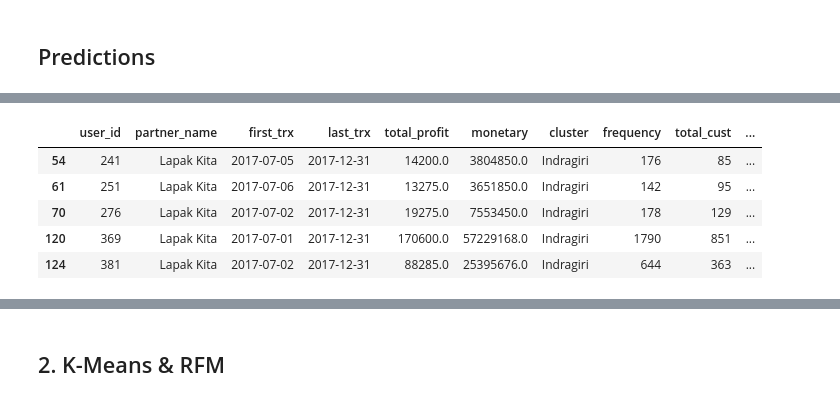
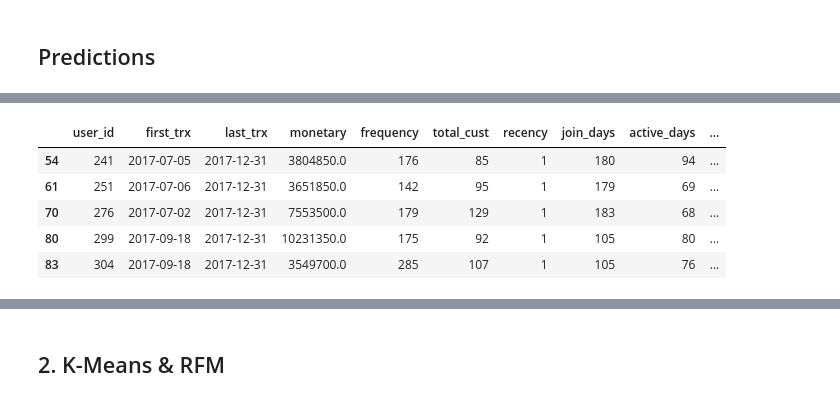
Before and after one commit to EvaMarpaoeng/LR_notebook, a Jupyter notebook: Archie.ipynb, the cells around one changed output, grey strips where cells are left out. Drawn from its saved outputs; the diff is of its cells as text; code cells hidden in the pictures.

```diff
--- a/Archie.ipynb
+++ b/Archie.ipynb
@@ -412,28 +453,28 @@ df_final[features].describe()
 # Recency = Good user has lesser recency
 def LowValue(x,p,quantiles):
     if x <= quantiles[p][0.25]:
-        return 40
+        return 4
     elif x <= quantiles[p][0.50]:
-        return 30
+        return 3
     elif x <= quantiles[p][0.75]:
-        return 20
+        return 2
     else:
-        return 10
+        return 1
 # %%
 # Good user has higher frequency, monetary, total_profit, total_cust
 def HighValue(x,p,quantiles):
     if x <= quantiles[p][0.25]:
-        return 10
+        return 1
     elif x <= quantiles[p][0.50]:
-        return 20
+        return 2
     elif x <= quantiles[p][0.75]:
-        return 30
+        return 3
     else:
-        return 40
+        return 4
 # %%
-df_final['R'] = df_final['recency'].apply(LowValue, args=('recency',quantiles,))
-df_final['F'] = df_final['frequency'].apply(HighValue, args=('frequency',quantiles,))
-df_final['M'] = df_final['monetary'].apply(HighValue, args=('monetary',quantiles,))
-df_final['P'] = df_final['total_profit'].apply(HighValue, args=('total_profit',quantiles,))
-#df_final['C'] = df_final['total_cust'].apply(HighValue, args=('total_cust',quantiles,))
-df_final['J'] = df_final['join_days'].apply(HighValue, args=('join_days',quantiles,))
+df['R'] = df['recency'].apply(LowValue, args=('recency',quantiles,))
+df['F'] = df['frequency'].apply(HighValue, args=('frequency',quantiles,))
+df['M'] = df['monetary'].apply(HighValue, args=('monetary',quantiles,))
+#df['P'] = df['total_profit'].apply(HighValue, args=('total_profit',quantiles,))
+#df['C'] = df['total_cust'].apply(HighValue, args=('total_cust',quantiles,))
+#df['J'] = df['join_days'].apply(HighValue, args=('join_days',quantiles,))
@@ -442 +481,3 @@ df_final['Scorepoints'] = df_final.R + df_final.F + df_final.M + df_final.P + df
+# %%
+df['RFM_score'] = df.R + df.F + df.M
 # %%
@@ -451,10 +492,10 @@ df_final.head()
 # %%
-# Scorepoints range is fro 4 - 200 points
-(df_final[df_final['Scorepoints'] == 200]).head()
+# Scorepoints range is from 3 - 12 points
+(df[df['RFM_score'] == 12]).head()
 # %% [output]
-|  | user_id | partner_name | first_trx | last_trx | total_profit | monetary | cluster | frequency | total_cust | ... |
-| 54 | 241 | Lapak Kita | 2017-07-05 | 2017-12-31 | 14200.0 | 3804850.0 | Indragiri | 176 | 85 | ... |
-| 61 | 251 | Lapak Kita | 2017-07-06 | 2017-12-31 | 13275.0 | 3651850.0 | Indragiri | 142 | 95 | ... |
-| 70 | 276 | Lapak Kita | 2017-07-02 | 2017-12-31 | 19275.0 | 7553450.0 | Indragiri | 178 | 129 | ... |
-| 120 | 369 | Lapak Kita | 2017-07-01 | 2017-12-31 | 170600.0 | 57229168.0 | Indragiri | 1790 | 851 | ... |
-| 124 | 381 | Lapak Kita | 2017-07-02 | 2017-12-31 | 88285.0 | 25395676.0 | Indragiri | 644 | 363 | ... |
+|  | user_id | first_trx | last_trx | monetary | frequency | total_cust | recency | join_days | active_days | ... |
+| 54 | 241 | 2017-07-05 | 2017-12-31 | 3804850.0 | 176 | 85 | 1 | 180 | 94 | ... |
+| 61 | 251 | 2017-07-06 | 2017-12-31 | 3651850.0 | 142 | 95 | 1 | 179 | 69 | ... |
+| 70 | 276 | 2017-07-02 | 2017-12-31 | 7553500.0 | 179 | 129 | 1 | 183 | 68 | ... |
+| 80 | 299 | 2017-09-18 | 2017-12-31 | 10231350.0 | 175 | 92 | 1 | 105 | 80 | ... |
+| 83 | 304 | 2017-09-18 | 2017-12-31 | 3549700.0 | 285 | 107 | 1 | 105 | 76 | ... |
```
Also changed, not shown: parts of 163 cells of this notebook.
